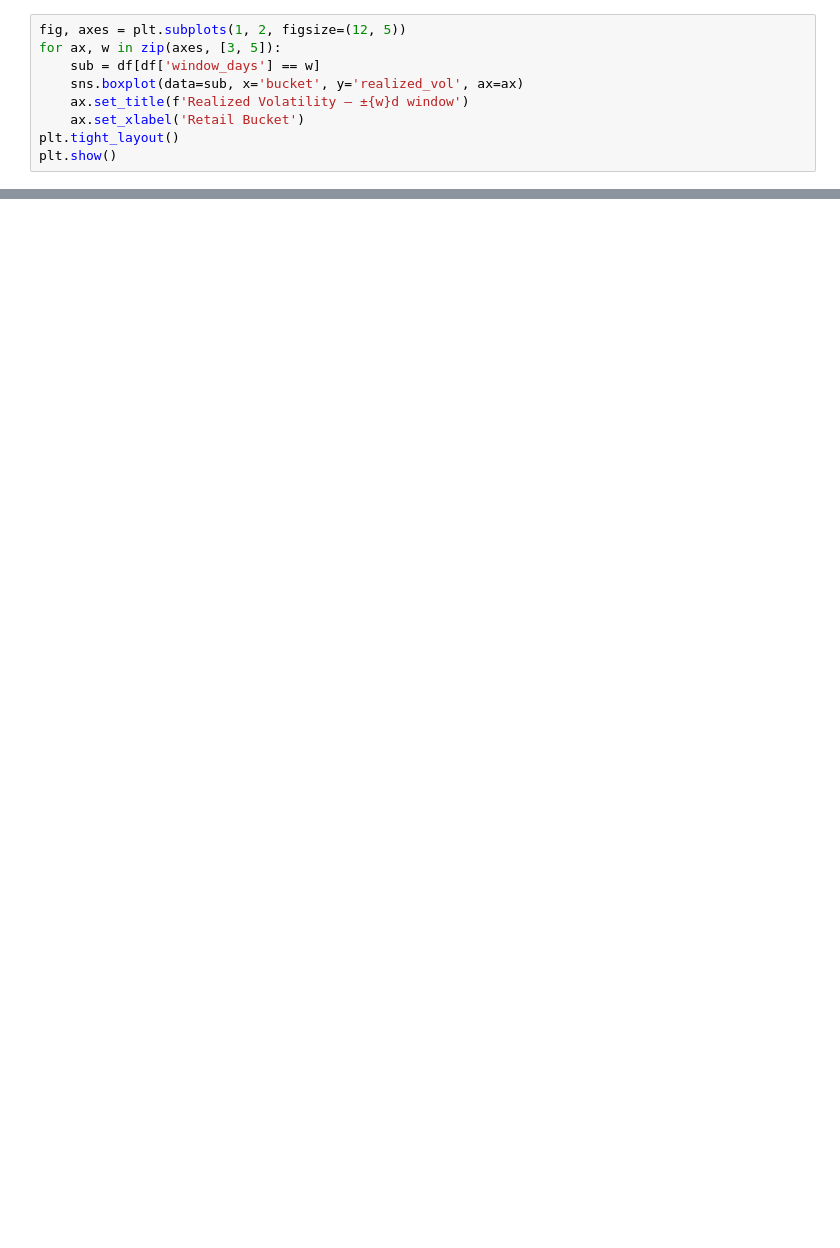
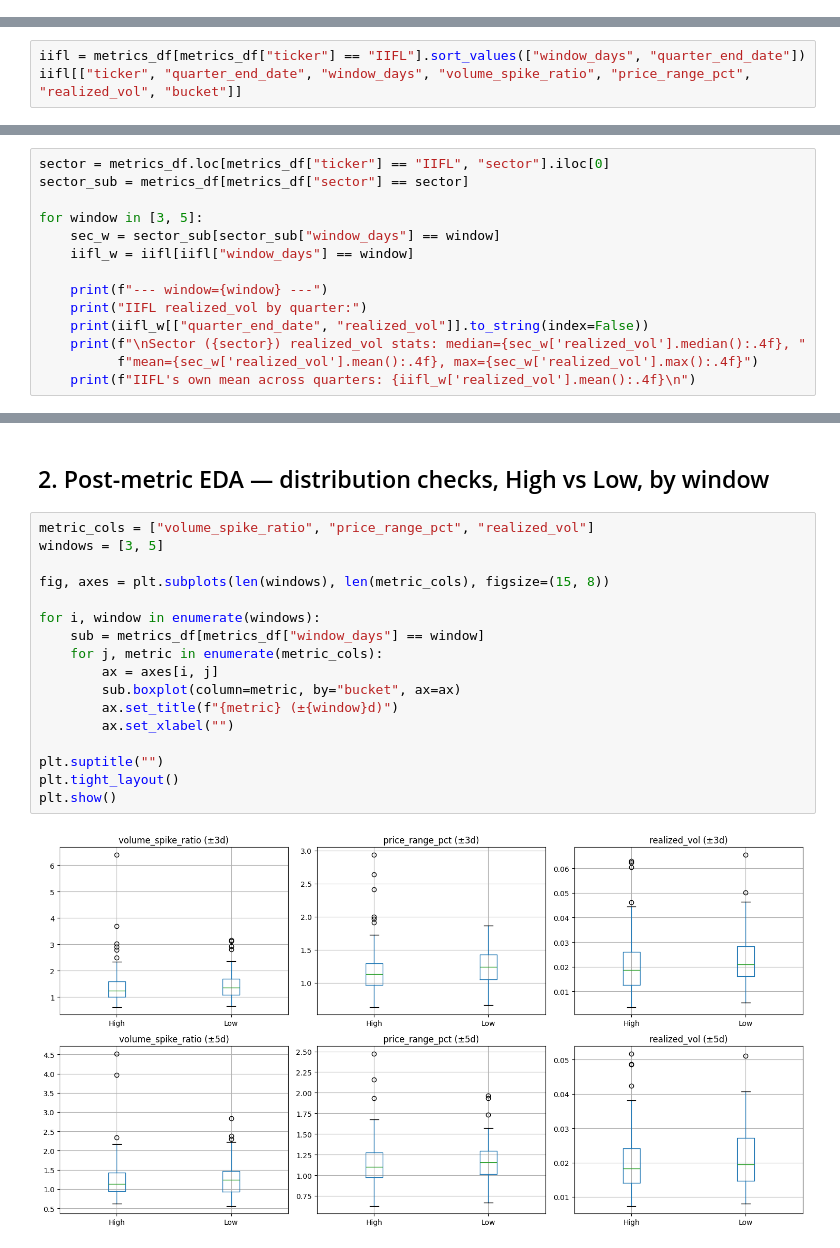
Before and after one commit to Prit1000/Retail_investor_behaviour_analysis_project, a Jupyter notebook: notebooks/02_post_metric_eda.ipynb, the cells around one changed output, grey strips where cells are left out. Cells and saved outputs as stored; diff of their text form; blank space fills up the shorter version.

Commit message:
post metrics EDA and Hypothesis

```diff
--- a/notebooks/02_post_metric_eda.ipynb
+++ b/notebooks/02_post_metric_eda.ipynb
@@ -35,9 +0,0 @@ plt.show()
-# %%
-fig, axes = plt.subplots(1, 2, figsize=(12, 5))
-for ax, w in zip(axes, [3, 5]):
-    sub = df[df['window_days'] == w]
-    sns.boxplot(data=sub, x='bucket', y='realized_vol', ax=ax)
-    ax.set_title(f'Realized Volatility — ±{w}d window')
-    ax.set_xlabel('Retail Bucket')
-plt.tight_layout()
-plt.show()
@@ -43,0 +95,3 @@ plt.show()
+# %%
+iifl = metrics_df[metrics_df["ticker"] == "IIFL"].sort_values(["window_days", "quarter_end_date"])
+iifl[["ticker", "quarter_end_date", "window_days", "volume_spike_ratio", "price_range_pct", "realized_vol", "bucket"]]
@@ -43,0 +116,14 @@ plt.show()
+# %%
+sector = metrics_df.loc[metrics_df["ticker"] == "IIFL", "sector"].iloc[0]
+sector_sub = metrics_df[metrics_df["sector"] == sector]
+
+for window in [3, 5]:
+    sec_w = sector_sub[sector_sub["window_days"] == window]
+    iifl_w = iifl[iifl["window_days"] == window]
+
+    print(f"--- window={window} ---")
+    print("IIFL realized_vol by quarter:")
+    print(iifl_w[["quarter_end_date", "realized_vol"]].to_string(index=False))
+    print(f"\nSector ({sector}) realized_vol stats: median={sec_w['realized_vol'].median():.4f}, "
+          f"mean={sec_w['realized_vol'].mean():.4f}, max={sec_w['realized_vol'].max():.4f}")
+    print(f"IIFL's own mean across quarters: {iifl_w['realized_vol'].mean():.4f}\n")
@@ -43,0 +153,21 @@ plt.show()
+# %% [markdown]
+## 2. Post-metric EDA — distribution checks, High vs Low, by window
+# %%
+metric_cols = ["volume_spike_ratio", "price_range_pct", "realized_vol"]
+windows = [3, 5]
+
+fig, axes = plt.subplots(len(windows), len(metric_cols), figsize=(15, 8))
+
+for i, window in enumerate(windows):
+    sub = metrics_df[metrics_df["window_days"] == window]
+    for j, metric in enumerate(metric_cols):
+        ax = axes[i, j]
+        sub.boxplot(column=metric, by="bucket", ax=ax)
+        ax.set_title(f"{metric} (±{window}d)")
+        ax.set_xlabel("")
+
+plt.suptitle("")
+plt.tight_layout()
+plt.show()
+# %% [output]
+[figure, added]
```
Also changed, not shown: parts of 36 cells of this notebook, 3 other files.
